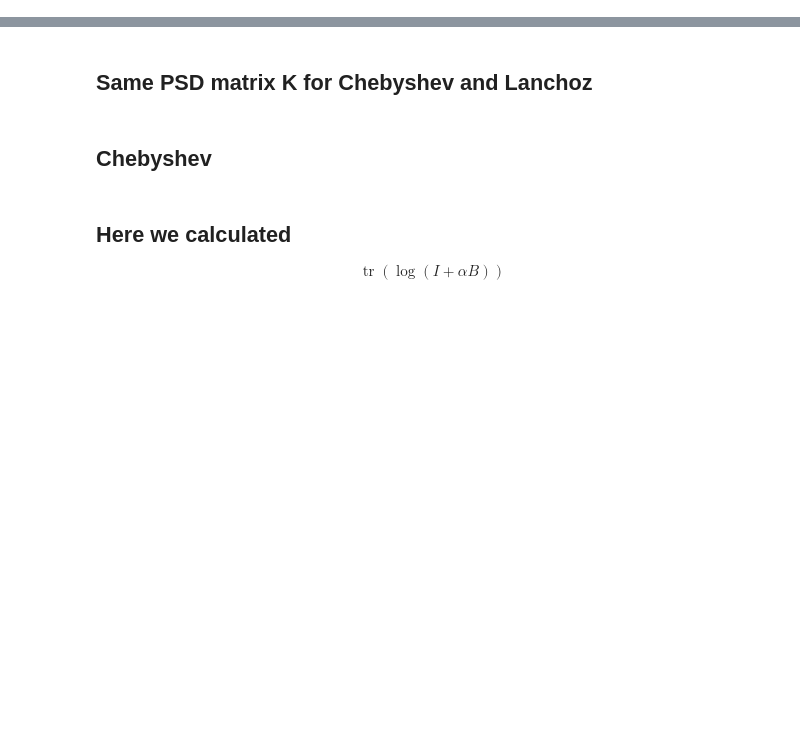
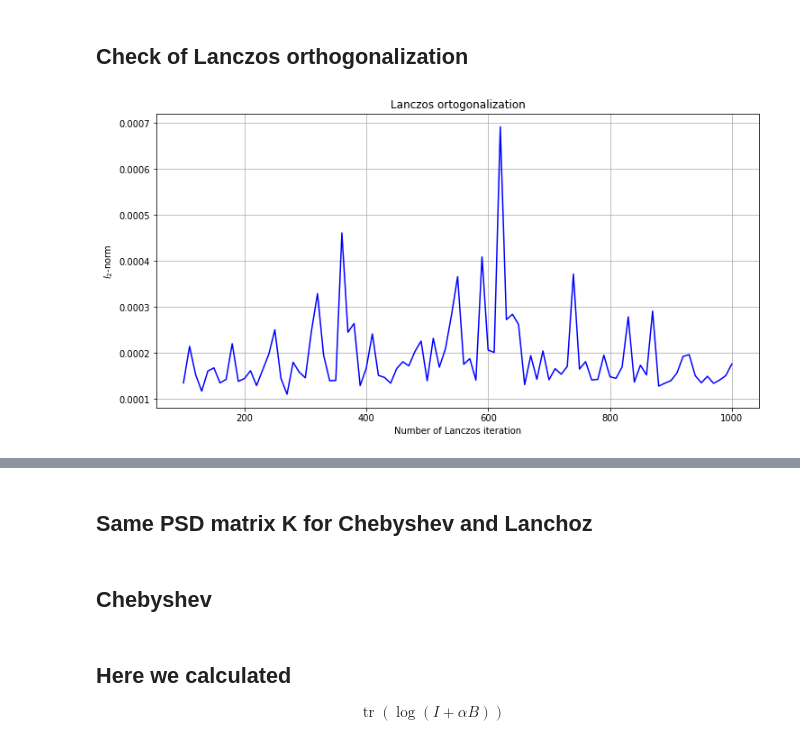
Before and after one commit to KhurramPirov/Log-Determinants-Estimator, a Jupyter notebook: demo/Graph_builder.ipynb, the cells around one changed output, grey strips where cells are left out. Saved outputs shown, nothing was run; the diff lists cells and outputs as text; code cells hidden in the pictures; blank space fills up the shorter version.

```diff
--- a/demo/Graph_builder.ipynb
+++ b/demo/Graph_builder.ipynb
@@ -20,0 +19,2 @@ import torch
+# %% [markdown]
+## Check of Lanczos orthogonalization
@@ -20,0 +200,31 @@ import torch
+# %%
+import numpy as np
+import pandas as pd
+n=100
+Matrix=np.random.rand(n,n)
+Matrix=torch.Tensor(Matrix)
+#print(Matrix)
+# %%
+def matmul(vec):
+    return torch.matmul(Matrix,vec)
+t=100
+dd=[]
+tt=[]
+while t<=1000:
+    Q,T=lanczos_tridiag(matmul,t,torch.float32,'cpu',(n,n))
+    Z=(Q.numpy()).transpose().conjugate()
+    dd.append(np.linalg.norm(np.dot(Q.numpy(),Z)-np.identity(n)))
+    tt.append(t)
+    t=t+10
+#print(np.linalg.norm(np.dot(Q.numpy(),Z)-np.identity(n)))
+# %%
+fig, ax = plt.subplots(1, 1, figsize=(12, 6))
+ax.set_title('Lanczos ortogonalization')
+ax.plot(tt,dd,'blue')
+ax.set_xlabel('Number of Lanczos iteration')
+ax.set_ylabel('$l_2$-norm')
+ax.grid(True)
+plt.savefig('lanczos_orthog.png', dpi=600, quality=95)
+plt.show()
+# %% [output]
+[figure, added]
```
Also changed, not shown: parts of 10 cells of this notebook.
